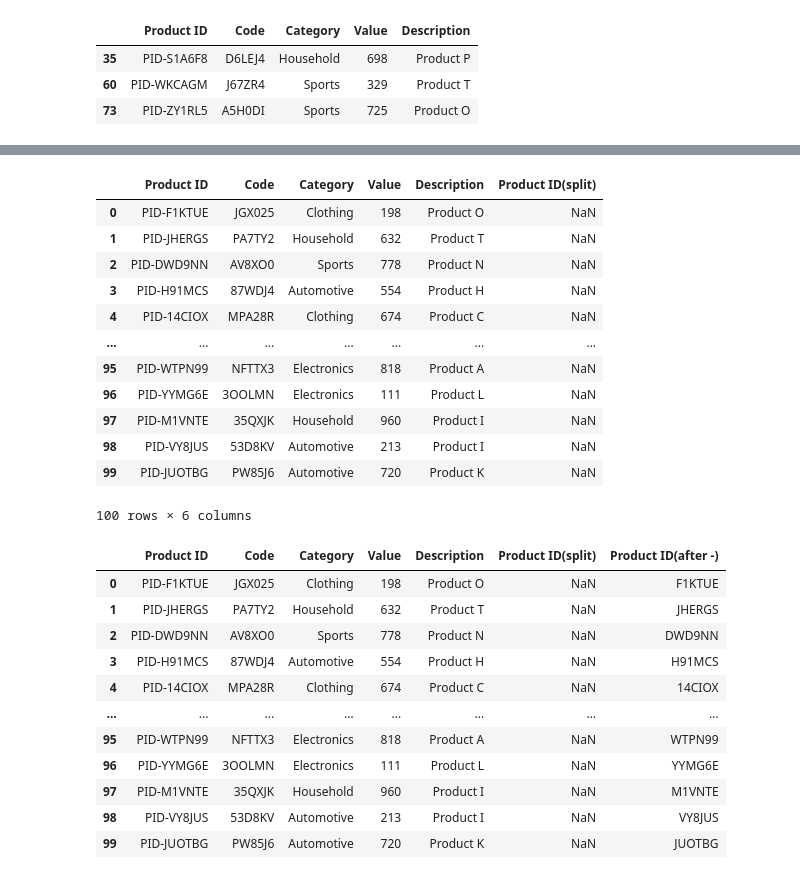
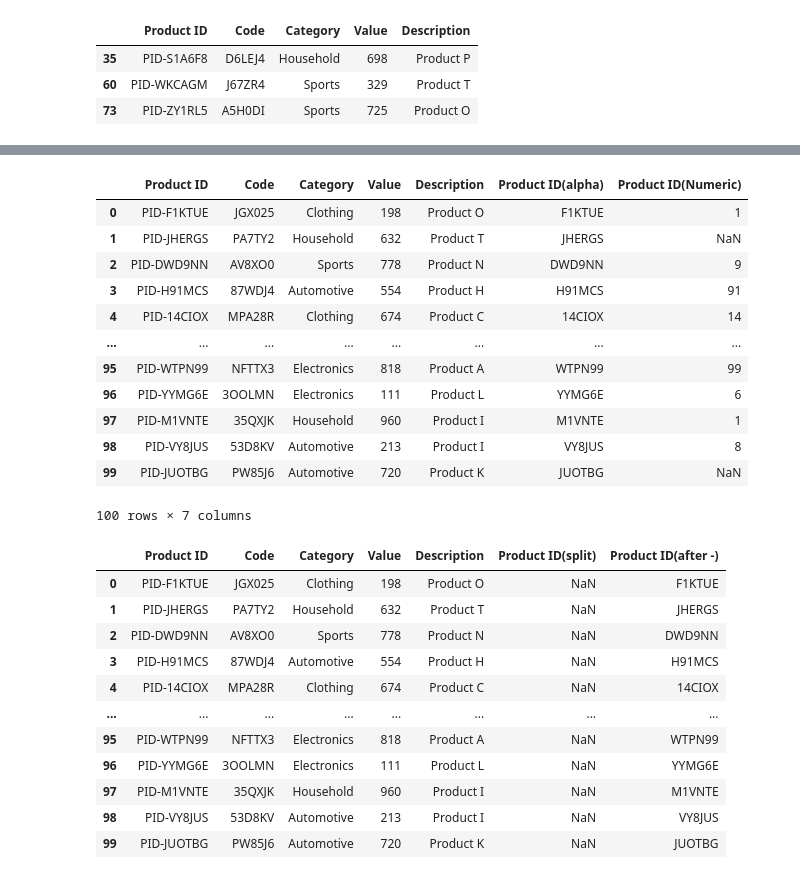
Before and after one commit to shivam188132/MY_machine_learning, a Jupyter notebook: Handling mixed variables(feature engineering).ipynb, the cells around one changed output, grey strips where cells are left out. Drawn from its saved outputs; the diff is of its cells as text; code cells hidden in the pictures.

```diff
--- a/Handling mixed variables(feature engineering).ipynb
+++ b/Handling mixed variables(feature engineering).ipynb
@@ -137,24 +152,21 @@ df = pd.read_excel('Alphanumeric_Dataset.xlsx')
 # %%
-df['Product ID(split)'] = df['Product ID'].apply(lambda s: s.split()[0])
-df['Product ID(split)'] = pd.to_numeric(df['Product ID'],
-                                   errors='coerce',
-                                   downcast='integer')
+df['Product ID(alpha)'] = df['Product ID'].apply(lambda s: s.split('-')[-1])
+df['Product ID(Numeric)'] = df['Product ID'].str.extract('(\d+)')
+df
+# %% [output]
+|  | Product ID | Code | Category | Value | Description | Product ID(alpha) | Product ID(Numeric) |
+| 0 | PID-F1KTUE | JGX025 | Clothing | 198 | Product O | F1KTUE | 1 |
+| 1 | PID-JHERGS | PA7TY2 | Household | 632 | Product T | JHERGS | NaN |
+| 2 | PID-DWD9NN | AV8XO0 | Sports | 778 | Product N | DWD9NN | 9 |
+| 3 | PID-H91MCS | 87WDJ4 | Automotive | 554 | Product H | H91MCS | 91 |
+| 4 | PID-14CIOX | MPA28R | Clothing | 674 | Product C | 14CIOX | 14 |
+| ... | ... | ... | ... | ... | ... | ... | ... |
+| 95 | PID-WTPN99 | NFTTX3 | Electronics | 818 | Product A | WTPN99 | 99 |
+| 96 | PID-YYMG6E | 3OOLMN | Electronics | 111 | Product L | YYMG6E | 6 |
+| 97 | PID-M1VNTE | 35QXJK | Household | 960 | Product I | M1VNTE | 1 |
+| 98 | PID-VY8JUS | 53D8KV | Automotive | 213 | Product I | VY8JUS | 8 |
+| 99 | PID-JUOTBG | PW85J6 | Automotive | 720 | Product K | JUOTBG | NaN |
+100 rows × 7 columns
-# %%
-df
-# %% [output]
-|  | Product ID | Code | Category | Value | Description | Product ID(split) |
-| 0 | PID-F1KTUE | JGX025 | Clothing | 198 | Product O | NaN |
-| 1 | PID-JHERGS | PA7TY2 | Household | 632 | Product T | NaN |
-| 2 | PID-DWD9NN | AV8XO0 | Sports | 778 | Product N | NaN |
-| 3 | PID-H91MCS | 87WDJ4 | Automotive | 554 | Product H | NaN |
-| 4 | PID-14CIOX | MPA28R | Clothing | 674 | Product C | NaN |
-| ... | ... | ... | ... | ... | ... | ... |
-| 95 | PID-WTPN99 | NFTTX3 | Electronics | 818 | Product A | NaN |
-| 96 | PID-YYMG6E | 3OOLMN | Electronics | 111 | Product L | NaN |
-| 97 | PID-M1VNTE | 35QXJK | Household | 960 | Product I | NaN |
-| 98 | PID-VY8JUS | 53D8KV | Automotive | 213 | Product I | NaN |
-| 99 | PID-JUOTBG | PW85J6 | Automotive | 720 | Product K | NaN |
-100 rows × 6 columns
 # %%
 df['Product ID(after -)'] = df['Product ID'].apply(lambda s: s.split('-')[-1])
 # %%
```
Also changed, not shown: parts of 23 cells of this notebook, 2 other files.
